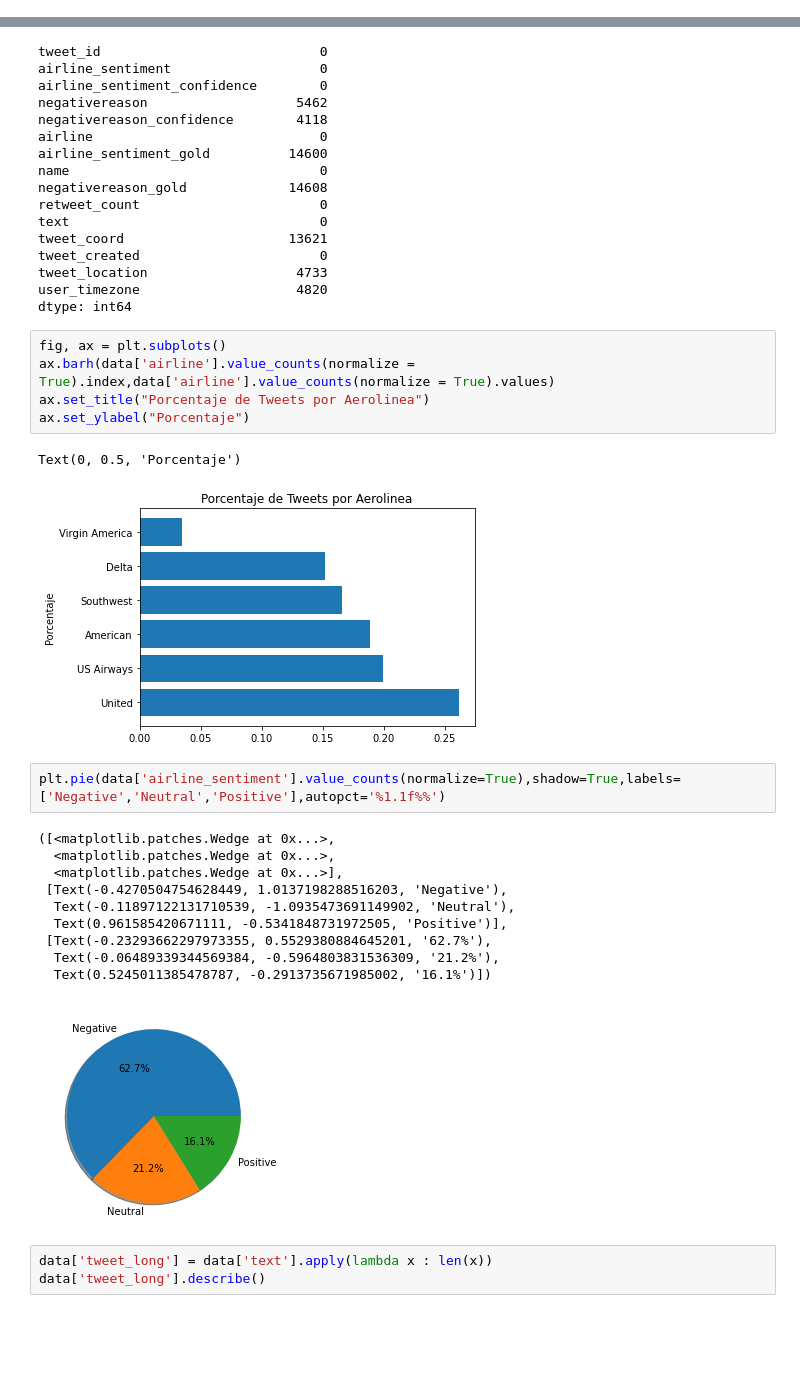
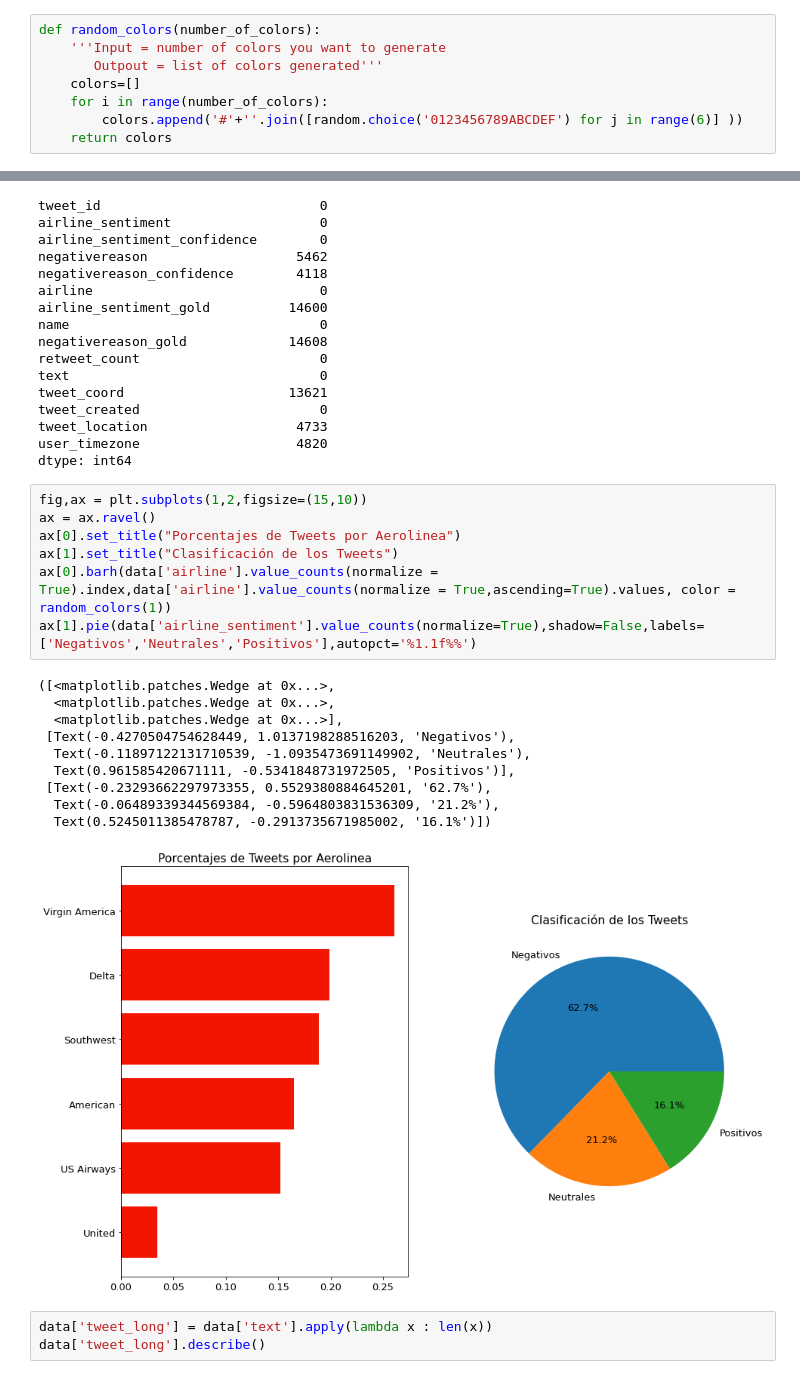
Before and after one commit to astach-DS/Tweets-Sentiment-Classification, a Jupyter notebook: Tweets.ipynb, the cells around one changed output, grey strips where cells are left out. Saved outputs shown, nothing was run; the diff lists cells and outputs as text; blank space fills up the shorter version.

```diff
--- a/Tweets.ipynb
+++ b/Tweets.ipynb
@@ -15,6 +19,14 @@ from sklearn.feature_extraction.text import CountVectorizer,TfidfTransformer,Tfi
 
 from nltk.corpus import stopwords
 from nltk.tokenize import word_tokenize, sent_tokenize
+# %%
+def random_colors(number_of_colors):
+    '''Input = number of colors you want to generate
+       Outpout = list of colors generated'''
+    colors=[]
+    for i in range(number_of_colors):
+        colors.append('#'+''.join([random.choice('0123456789ABCDEF') for j in range(6)] ))
+    return colors
 # %%
 data = pd.read_csv('Tweets.csv')
 data.shape
@@ -48,27 +60,24 @@ tweet_created                       0
 tweet_location                   4733
 user_timezone                    4820
 dtype: int64
-# %%
-fig, ax = plt.subplots()
-ax.barh(data['airline'].value_counts(normalize = True).index,data['airline'].value_counts(normalize = True).values)
-ax.set_title("Porcentaje de Tweets por Aerolinea")
-ax.set_ylabel("Porcentaje")
-# %% [output]
-Text(0, 0.5, 'Porcentaje')
-[figure, removed]
-# %%
-plt.pie(data['airline_sentiment'].value_counts(normalize=True),shadow=True,labels=['Negative','Neutral','Positive'],autopct='%1.1f%%')
-# %% [output]
-([<matplotlib.patches.Wedge at 0x...>,
-  <matplotlib.patches.Wedge at 0x...>,
-  <matplotlib.patches.Wedge at 0x...>],
- [Text(-0.4270504754628449, 1.0137198288516203, 'Negative'),
-  Text(-0.11897122131710539, -1.0935473691149902, 'Neutral'),
-  Text(0.961585420671111, -0.5341848731972505, 'Positive')],
- [Text(-0.23293662297973355, 0.5529380884645201, '62.7%'),
-  Text(-0.06489339344569384, -0.5964803831536309, '21.2%'),
-  Text(0.5245011385478787, -0.2913735671985002, '16.1%')])
-[figure, removed]
+# %%
+fig,ax = plt.subplots(1,2,figsize=(15,10))
+ax = ax.ravel()
+ax[0].set_title("Porcentajes de Tweets por Aerolinea")
+ax[1].set_title("Clasificación de los Tweets")
+ax[0].barh(data['airline'].value_counts(normalize = True).index,data['airline'].value_counts(normalize = True,ascending=True).values, color = random_colors(1))
+ax[1].pie(data['airline_sentiment'].value_counts(normalize=True),shadow=False,labels=['Negativos','Neutrales','Positivos'],autopct='%1.1f%%')
+# %% [output]
+([<matplotlib.patches.Wedge at 0x...>,
+  <matplotlib.patches.Wedge at 0x...>,
+  <matplotlib.patches.Wedge at 0x...>],
+ [Text(-0.4270504754628449, 1.0137198288516203, 'Negativos'),
+  Text(-0.11897122131710539, -1.0935473691149902, 'Neutrales'),
+  Text(0.961585420671111, -0.5341848731972505, 'Positivos')],
+ [Text(-0.23293662297973355, 0.5529380884645201, '62.7%'),
+  Text(-0.06489339344569384, -0.5964803831536309, '21.2%'),
+  Text(0.5245011385478787, -0.2913735671985002, '16.1%')])
+[figure, added]
 # %%
 data['tweet_long'] = data['text'].apply(lambda x : len(x))
 data['tweet_long'].describe()
```
Also changed, not shown: parts of 30 cells of this notebook.
